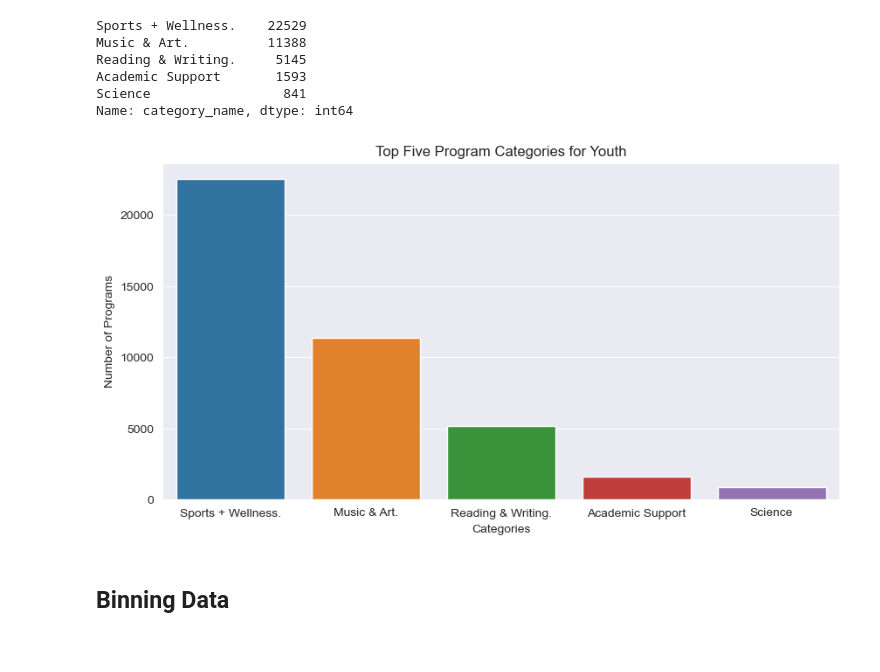
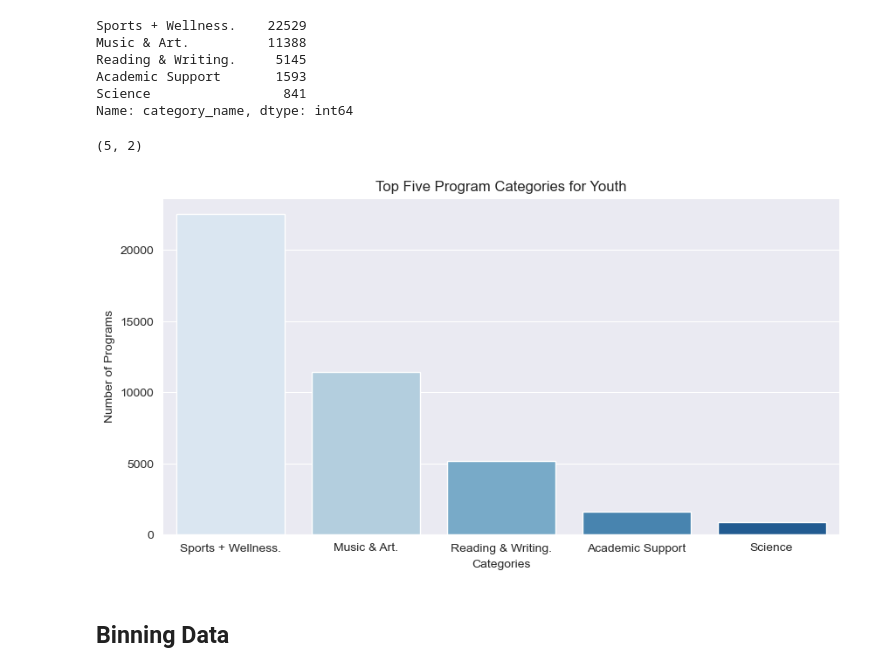
Before and after one commit to snookgum/stat390, a Jupyter notebook: MCMF/MCMF In Class Work.ipynb, the cells around one changed output. Cells and saved outputs as stored; diff of their text form; code cells hidden in the pictures.

```diff
--- a/MCMF/MCMF In Class Work.ipynb
+++ b/MCMF/MCMF In Class Work.ipynb
@@ -427,17 +598,21 @@ Name: category_name, dtype: int64
 # %%
 # Create a new DataFrame from the top 5 values
 df_top_5 = pd.DataFrame({'column_name': df_young['category_name'].value_counts().head(5).index, 'count': df_young['category_name'].value_counts().head(5).values})
+# %%
+df_top_5.shape
+# %% [output]
+(5, 2)
 # %%
 # Count based on category name
 sns.set_style("darkgrid")
 plt.figure(figsize=(10, 5))
-sns.barplot(x='column_name', y = 'count', data = df_top_5)
+sns.barplot(x='column_name', y = 'count', data = df_top_5, palette='Blues')
 plt.xlabel('Categories')
 plt.ylabel('Number of Programs')
 plt.title('Top Five Program Categories for Youth')
 plt.show()
 # %% [output]
-[figure, old version]
+[figure, new version]
 # %% [markdown]
 ## Binning Data
 # %%
```
Also changed, not shown: parts of 78 cells of this notebook, 21 other files.
